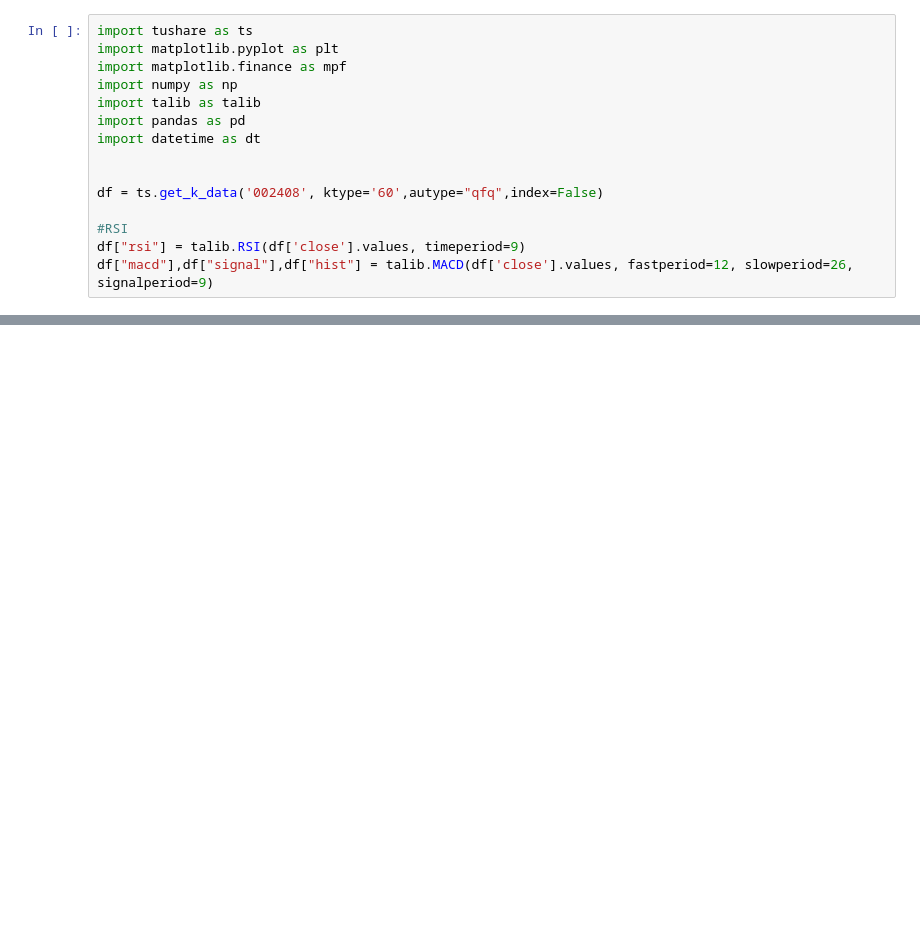
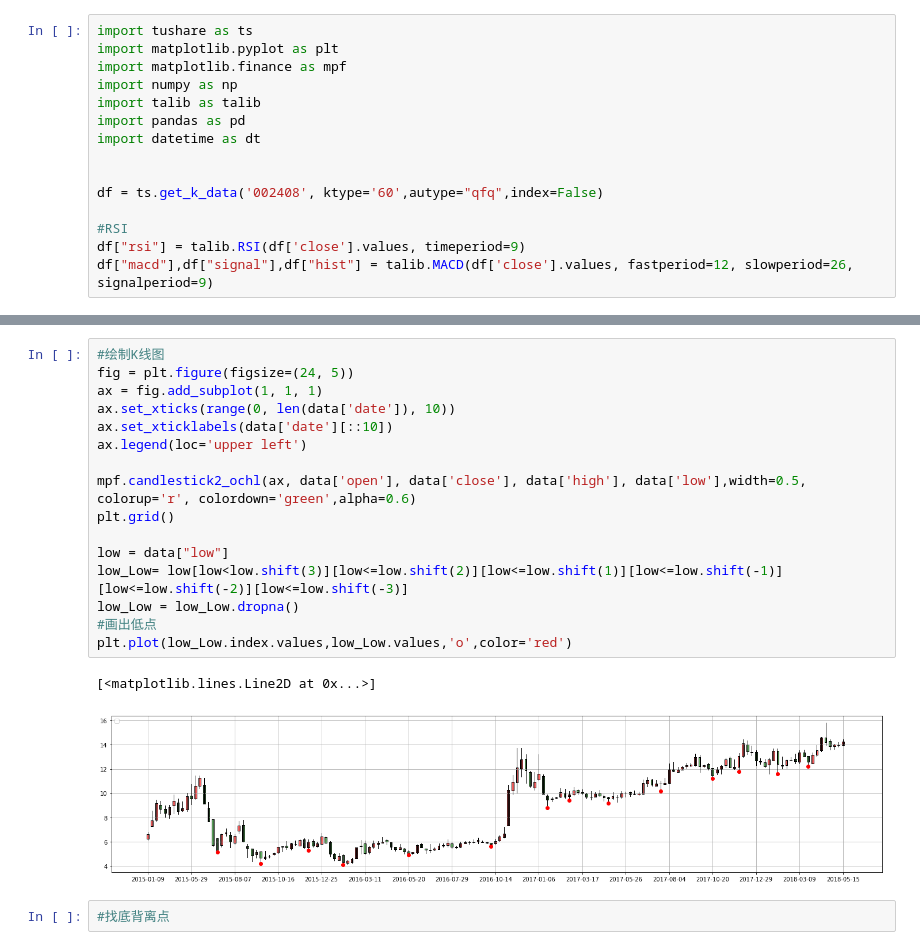
Before and after one commit to huanghan/notebook-01, a Jupyter notebook: tushareAPI.ipynb, the cells around one changed output, grey strips where cells are left out. Cells and saved outputs as stored; diff of their text form; blank space fills up the shorter version.

```diff
--- a/tushareAPI.ipynb
+++ b/tushareAPI.ipynb
@@ -53,4 +53,25 @@ plt.plot(rsi_Low_Low.index.values,rsi_Low_Low.values-rsi_Low_Low.values+1,'s',co
 plt.grid()
 # %% [output]
 [figure]
+# %%
+#绘制K线图
+fig = plt.figure(figsize=(24, 5))
+ax = fig.add_subplot(1, 1, 1)
+ax.set_xticks(range(0, len(data['date']), 10))
+ax.set_xticklabels(data['date'][::10])
+ax.legend(loc='upper left')
+
+mpf.candlestick2_ochl(ax, data['open'], data['close'], data['high'], data['low'],width=0.5, colorup='r', colordown='green',alpha=0.6)
+plt.grid()
+
+low = data["low"]
+low_Low= low[low<low.shift(3)][low<=low.shift(2)][low<=low.shift(1)][low<=low.shift(-1)][low<=low.shift(-2)][low<=low.shift(-3)]
+low_Low = low_Low.dropna()
+#画出低点
+plt.plot(low_Low.index.values,low_Low.values,'o',color='red')
+# %% [output]
+[<matplotlib.lines.Line2D at 0x...>]
+[figure, added]
+# %%
+#找底背离点
 # %%
```
Also changed, not shown: parts of 4 cells of this notebook.
